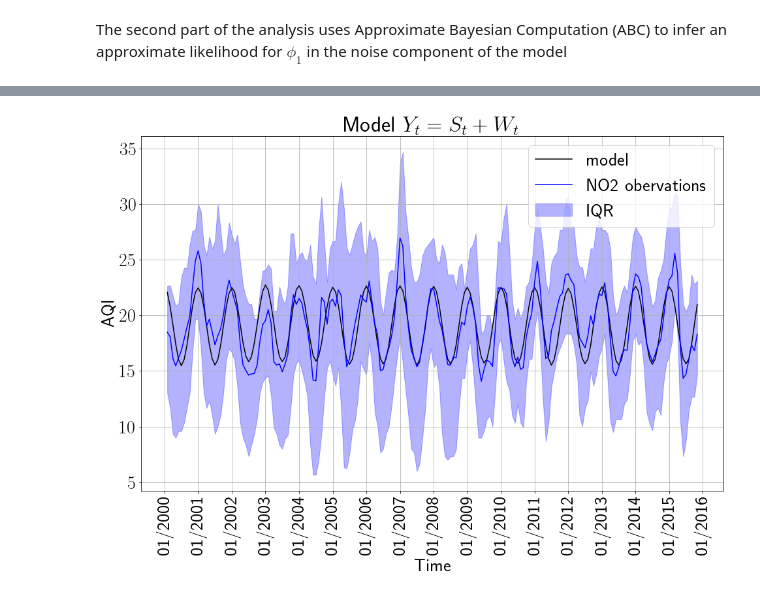
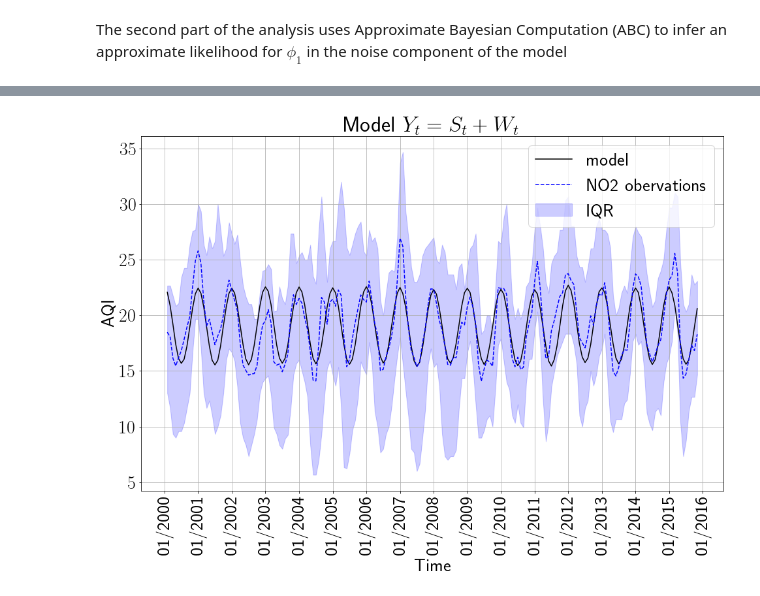
Before and after one commit to ndoyle815/MA930, a Jupyter notebook: Assignments/MA930 Assignment 2.ipynb, the cells around one changed output, grey strips where cells are left out. Cells and saved outputs as stored; diff of their text form; code cells hidden in the pictures.

```diff
--- a/Assignments/MA930 Assignment 2.ipynb
+++ b/Assignments/MA930 Assignment 2.ipynb
@@ -403,15 +409,17 @@ plt.grid()
 # %%
 # plotting
+Y = model(phimode, tsmooth)
+
 fig, ax = plt.subplots(figsize=(16,10))
-ax.plot(tsmooth, model(phimode, tsmooth), 'k', label='model')
-ax.plot(tsmooth, NO2means_smooth, 'b', label='NO2 obervations')
-ax.fill_between(range(n,nmonths-n), NO2_25_smooth, NO2_75_smooth, alpha=0.3, color='b', label='IQR')
+ax.plot(tsmooth, Y, 'k', label='model')
+ax.plot(tsmooth, NO2means_smooth, 'b--', label='NO2 obervations')
+ax.fill_between(range(n,nmonths-n), NO2_25_smooth, NO2_75_smooth, alpha=0.2, color='b', label='IQR')
 ax.legend(loc=0)
 ax.set_xlabel('Time')
 ax.set_ylabel('AQI')
 ax.set_xticks(np.arange(0,nmonths+12,12))
 ax.set_xticklabels(t,rotation='vertical')
 ax.set_title('Model $Y_t = S_t + W_t$')
 ax.grid()
 # %% [output]
-[figure, old version]
+[figure, new version]
```
Also changed, not shown: parts of 7 cells of this notebook.
